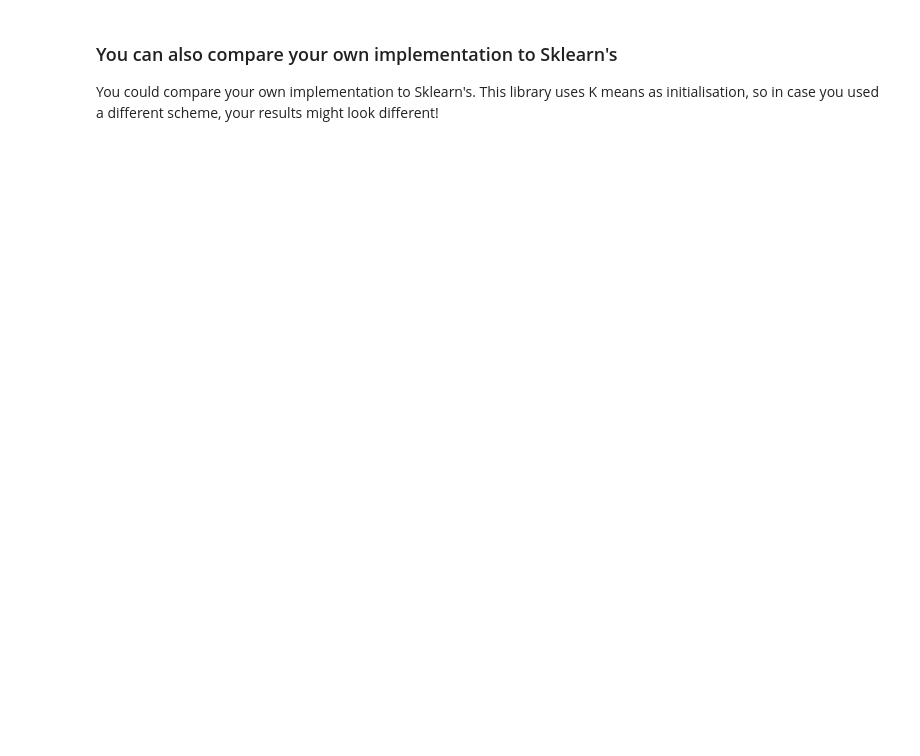
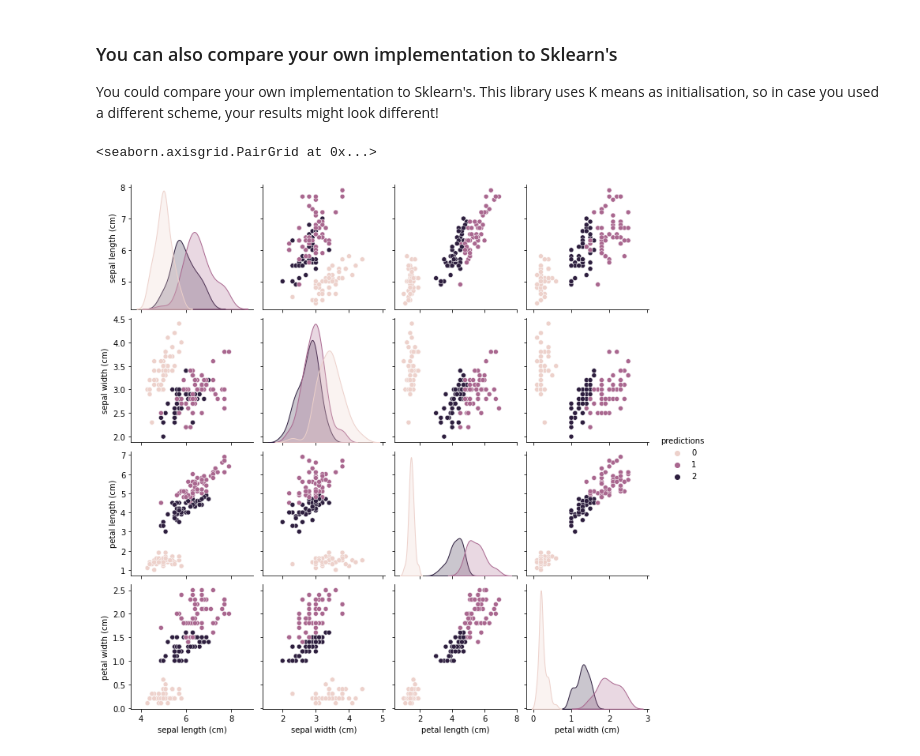
Before and after one commit to Zleander/PML_Exercises, a Jupyter notebook: Ex09/Exercise_09.ipynb, the cells around one changed output. Saved outputs shown, nothing was run; the diff lists cells and outputs as text; code cells hidden in the pictures; blank space fills up the shorter version.

```diff
--- a/Ex09/Exercise_09.ipynb
+++ b/Ex09/Exercise_09.ipynb
@@ -132,8 +155,13 @@ def negativeloglikelihood(X, pi, mu, cov) -> float:
         mu (k,d): means of Gaussians
         cov (k,d,d): covariances of Gaussians
     """
-    # Your code here
+    n = X.shape[0]  # Number of samples
+    d = X.shape[1]  # Dimensionality of each sample
+    k = pi.shape[0] # number of clusters
 
+    logll = 0
+    for x_i in X:
+        logll += np.log(np.sum([pi[j] * scipy.stats.multivariate_normal.pdf(x_i, mean=mu[j], cov=cov[j]) for j in range(k)]))
 
     return -logll
 # %%
@@ -158,7 +186,18 @@ def init_params():
         mu (k,d): means of Gaussians
         cov (k,d,d): covariances of Gaussians
     """
-    # Your code here
+    n = X.shape[0]
+    d = X.shape[1]
+    kmeans = KMeans(n_clusters=k, random_state=42).fit(X)
+    labels, counts = np.unique(kmeans.labels_, return_counts=True)
+
+    pi = counts/n
+
+    mu=kmeans.cluster_centers_
+
+    cov = np.zeros((k,d,d))
+    for j, label in enumerate(labels):
+        cov[j] = np.cov(X[kmeans.labels_==label].T)
 
     return pi, mu, cov
 # %%
@@ -191,7 +230,11 @@ def fit(pi, mu, cov, iters=50):
         loss_hist: A list containing the negative loglikelihoods
                    at each iteration
     """
-    # Your code here
+    loss_hist = np.zeros((iters,))
+    for i in range(iters):
+        r = E_step(X, pi, mu, cov)
+        pi, mu, cov = M_step(r, X)
+        loss_hist[i] = negativeloglikelihood(X, pi, mu, cov)
 
 
     return pi, mu, cov, loss_hist
@@ -210,9 +256,8 @@ To test this, predict and plot the most likely cluster assignments for the data.
 
 Compere it to the plot on top using the ground truth cluster assignments. Does it recover the truth? If not, give some reasons why the approach may failed.
 # %%
-# Your code here
-
-
+probs = E_step(X, pi, mu, cov)
+predictions = probs.argmax(axis=1)
 # The predictions should be an array of length n containing either 0,1 or 2.
 df["predictions"] = predictions
 # %%
@@ -223,11 +271,14 @@ You could compare your own implementation to Sklearn's. This library uses K mean
 # %%
 from sklearn.mixture import GaussianMixture
 
 gmm = GaussianMixture(n_components=3, max_iter=50).fit(X)
 gmm_scores = gmm.score_samples(X)
 
-predictions = probs.argmax(-1)
+predictions = gmm.predict(X)
 
 # The predictions should be an array of length N containing either 0,1 or 2.
 df["predictions"] = predictions
 pairplot(df.drop("target", axis=1), hue="predictions")
+# %% [output]
+<seaborn.axisgrid.PairGrid at 0x...>
+[figure, added]
```
Also changed, not shown: parts of 6 cells of this notebook, 3 other files.
